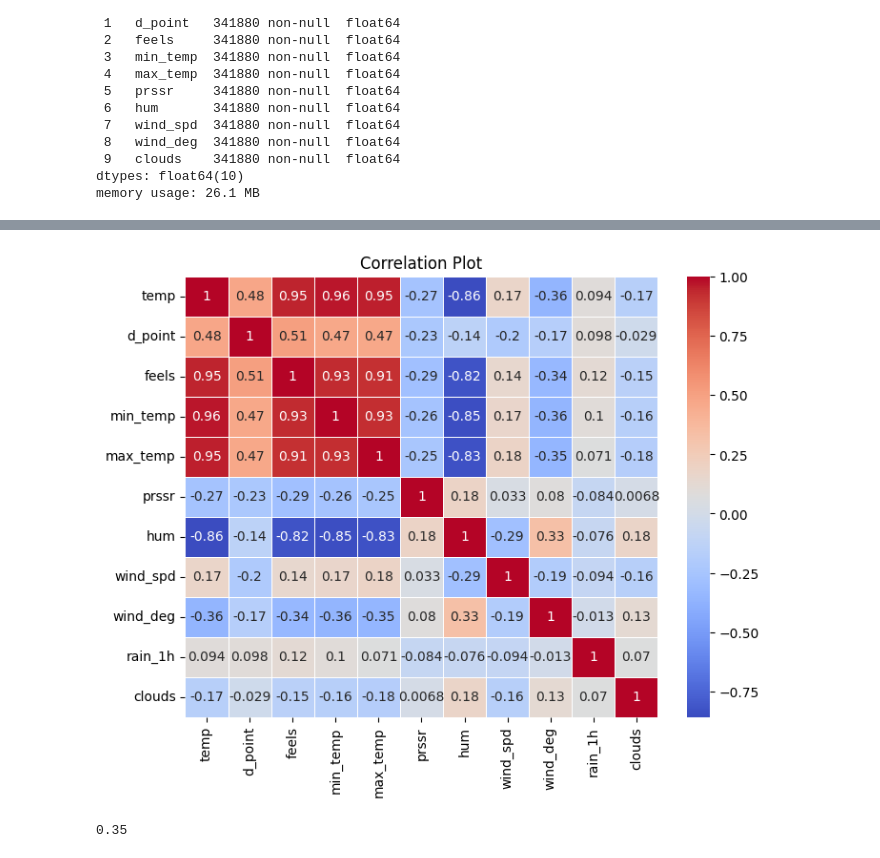
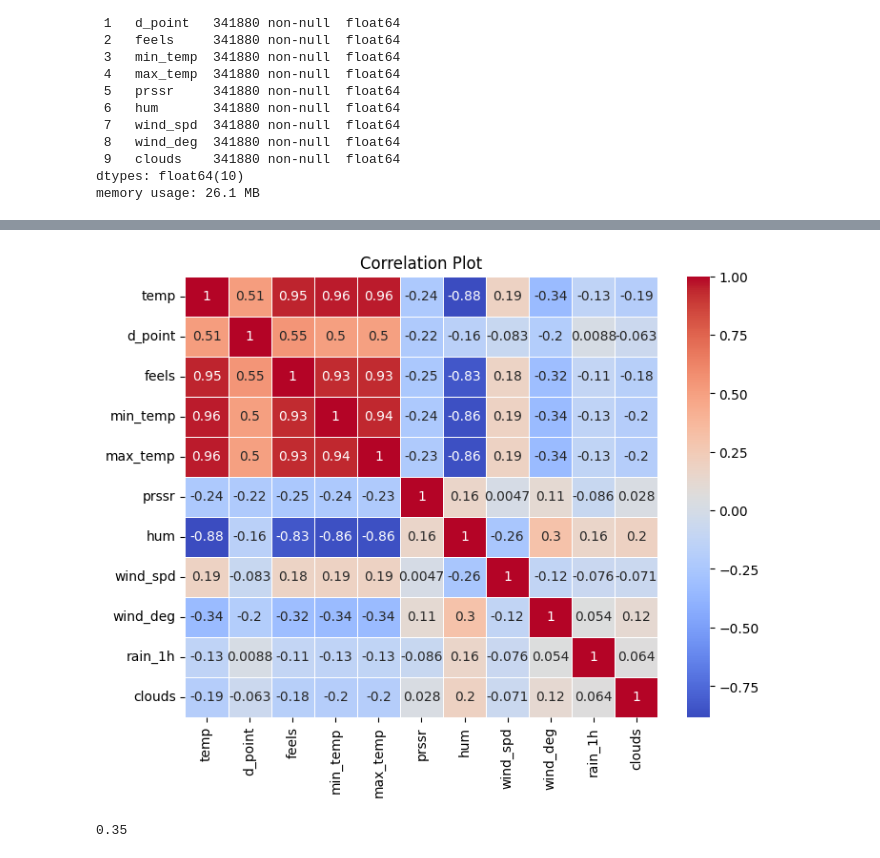
Before and after one commit to aymanrafif/rainforecasting_dq, a Jupyter notebook: data_prep.ipynb, the cells around one changed output, grey strips where cells are left out. Drawn from its saved outputs; the diff is of its cells as text; code cells hidden in the pictures.

```diff
--- a/data_prep.ipynb
+++ b/data_prep.ipynb
@@ -375 +390,3 @@ train_final.to_csv('data/train_prep.csv', index=False)
+# %%
+filtered_data = medianRain[medianRain['rain_1h'] != 0.0]
 # %%
@@ -380,0 +398,2 @@ plotDistribution(medianRain, 'rain_1h')
+# %%
+median_filtered = outliers_to_mean(filtered_data)
@@ -381,14 +427,14 @@ plotDistribution(medianRain, 'rain_1h')
 # %%
 # Calculate the correlation matrix
-correlation_matrix = scaledmo_df.corr()
+correlation_matrix = median_filtered.corr()
 
 # Create a heatmap using Seaborn
 plt.figure(figsize=(8, 6))
 sns.heatmap(correlation_matrix, annot=True, cmap='coolwarm', linewidths=0.5)
 plt.title('Correlation Plot')
 plt.show()
 # %% [output]
-[figure, old version]
+[figure, new version]
 # %%
 meanOutliersTrain['rain_1h'].max()
 # %% [output]
```
Also changed, not shown: parts of 6 cells of this notebook, 4 other files.
